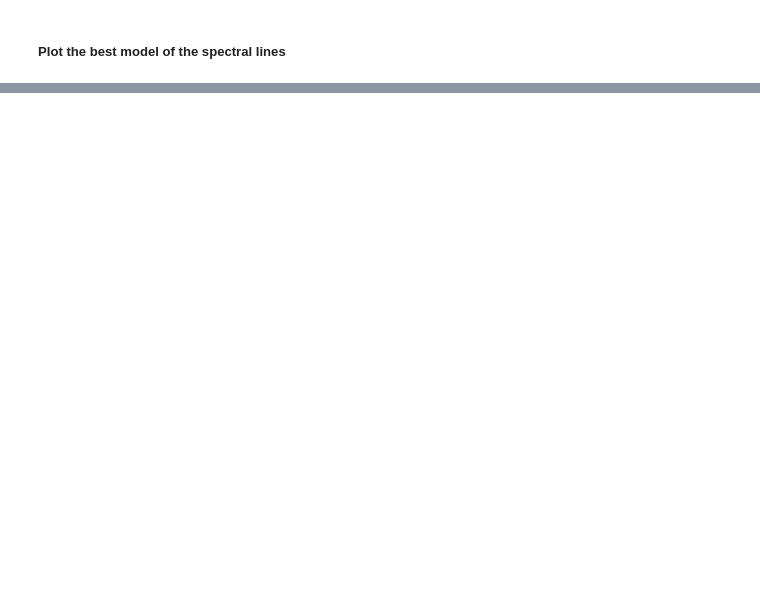
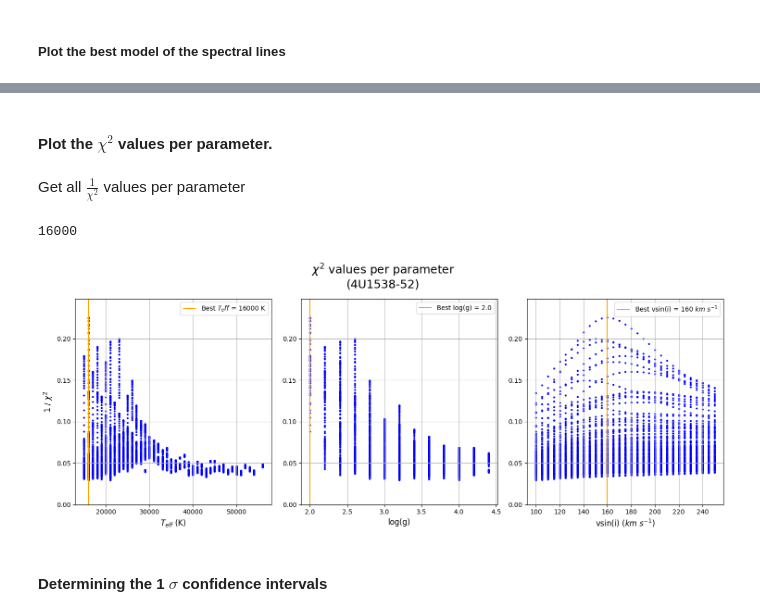
Before and after one commit to LvV210/MasterProject, a Jupyter notebook: ModelFitting/Analysis_GridSearch.ipynb, the cells around one changed output, grey strips where cells are left out. Saved outputs shown, nothing was run; the diff lists cells and outputs as text; code cells hidden in the pictures; blank space fills up the shorter version.

```diff
--- a/ModelFitting/Analysis_GridSearch.ipynb
+++ b/ModelFitting/Analysis_GridSearch.ipynb
@@ -217,0 +220,4 @@ plot_best_model(spectra, models, spectral_lines, best_model, vrad, extract_vsini
+# %% [markdown]
+#### Plot the $\chi^{2}$ values per parameter.
+# %% [markdown]
+Get all $\frac{1}{\chi^{2}}$ values per parameter
@@ -217,0 +251,36 @@ plot_best_model(spectra, models, spectral_lines, best_model, vrad, extract_vsini
+# %%
+np.argmax(chi2_Teff)
+Teff_list[np.argmax(chi2_Teff)]
+# %% [output]
+16000
+# %%
+fig, axes = plt.subplots(1,3, figsize=(15,6))
+
+axes[0].scatter(Teff_list, chi2_Teff, s=4, color='blue')
+axes[0].vlines(Teff_list[np.argmax(chi2_Teff)], ymin=0, ymax=max(chi2_Teff)*1.1,
+               color='orange', label=r'Best $T_eff$ = ' + f'{Teff_list[np.argmax(chi2_Teff)]} K')
+axes[0].set_ylabel(r'1 / $\chi^{2}$', fontsize=12)
+axes[0].set_xlabel(r'$T_{eff}$ (K)', fontsize=12)
+
+axes[1].scatter(logg_list, chi2_logg, s=4, color='blue')
+axes[1].vlines(logg_list[np.argmax(chi2_logg)], ymin=0, ymax=max(chi2_logg)*1.1,
+               color='orange', label=r'Best log(g) = ' + f'{logg_list[np.argmax(chi2_logg)]}')
+axes[1].set_xlabel(r'log(g)', fontsize=12)
+
+axes[2].scatter(vsini_list, chi2_vsini, s=4, color='blue')
+axes[2].vlines(vsini_list[np.argmax(chi2_vsini)], ymin=0, ymax=max(chi2_vsini)*1.1,
+               color='orange', label=r'Best vsin(i) = ' + f'{vsini_list[np.argmax(chi2_vsini)]} ' + r'$km$ $s^{-1}$')
+axes[2].set_xlabel(r'vsin(i) ($km$ $s^{-1}$)', fontsize=12)
+
+for ax in axes:
+    ax.legend()
+    ax.grid()
+    ax.set_ylim(bottom=0, top=max(chi2_vsini)*1.1)
+
+plt.suptitle(r'$\chi^{2}$ values per parameter' + f'\n({object_name})', fontsize=18)
+plt.tight_layout()
+plt.show()
+# %% [output]
+[figure, added]
+# %% [markdown]
+#### Determining the 1 $\sigma$ confidence intervals
```
Also changed, not shown: parts of 10 cells of this notebook, 5 other files.
